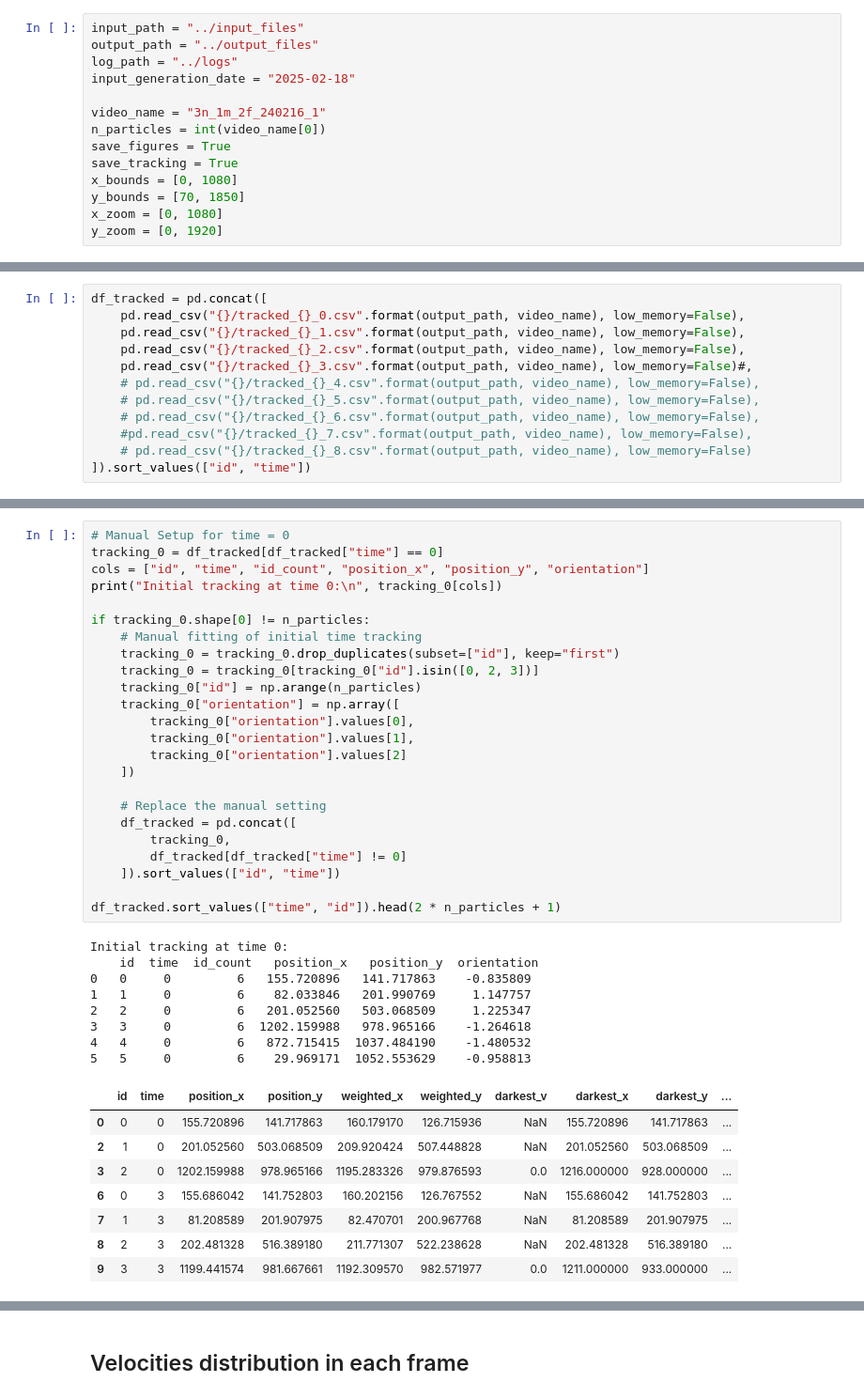
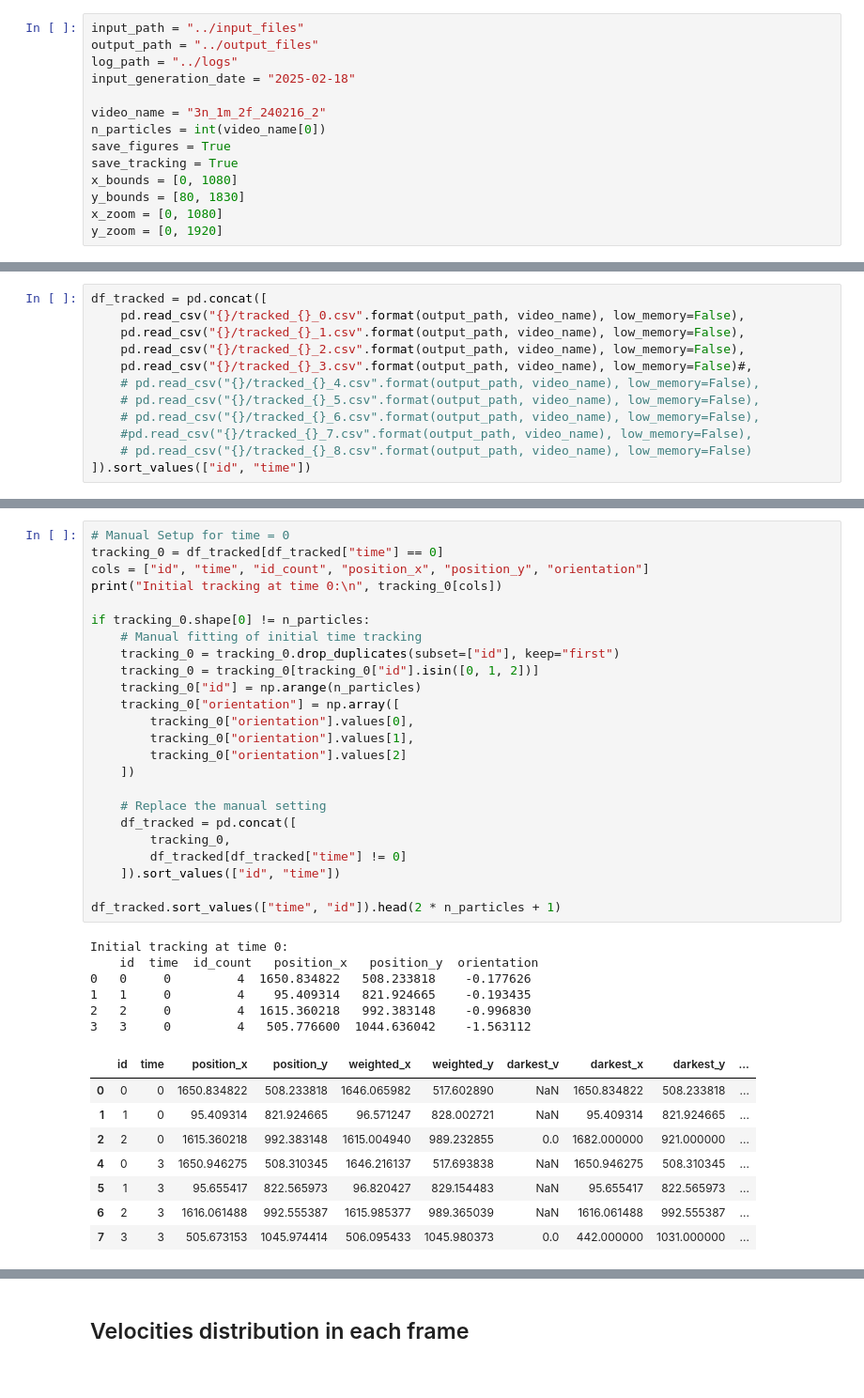
Before and after one commit to fsabrilb/High_Order_Interactions, a Jupyter notebook: tracking_videos/scripts/clustering_particles.ipynb, the cells around one changed output, grey strips where cells are left out. Shown at 94% size. Cells and saved outputs as stored; diff of their text form.

```diff
--- a/tracking_videos/scripts/clustering_particles.ipynb
+++ b/tracking_videos/scripts/clustering_particles.ipynb
@@ -28,12 +28,12 @@ output_path = "../output_files"
 log_path = "../logs"
 input_generation_date = "2025-02-18"
 
-video_name = "3n_1m_2f_240216_1"
+video_name = "3n_1m_2f_240216_2"
 n_particles = int(video_name[0])
 save_figures = True
 save_tracking = True
 x_bounds = [0, 1080]
-y_bounds = [70, 1850]
+y_bounds = [80, 1830]
 x_zoom = [0, 1080]
 y_zoom = [0, 1920]
 # %% [markdown]
@@ -81,44 +81,42 @@ df_tracked.sort_values(["time", "id"]).head(2 * n_particles)
 # %%
 # Manual Setup for time = 0
 tracking_0 = df_tracked[df_tracked["time"] == 0]
 cols = ["id", "time", "id_count", "position_x", "position_y", "orientation"]
 print("Initial tracking at time 0:\n", tracking_0[cols])
 
 if tracking_0.shape[0] != n_particles:
     # Manual fitting of initial time tracking
     tracking_0 = tracking_0.drop_duplicates(subset=["id"], keep="first")
-    tracking_0 = tracking_0[tracking_0["id"].isin([0, 2, 3])]
+    tracking_0 = tracking_0[tracking_0["id"].isin([0, 1, 2])]
     tracking_0["id"] = np.arange(n_particles)
     tracking_0["orientation"] = np.array([
         tracking_0["orientation"].values[0],
         tracking_0["orientation"].values[1],
         tracking_0["orientation"].values[2]
     ])
 
     # Replace the manual setting
     df_tracked = pd.concat([
         tracking_0,
         df_tracked[df_tracked["time"] != 0]
     ]).sort_values(["id", "time"])
 
 df_tracked.sort_values(["time", "id"]).head(2 * n_particles + 1)
 # %% [output]
 Initial tracking at time 0:
     id  time  id_count   position_x   position_y  orientation
-0   0     0         6   155.720896   141.717863    -0.835809
-1   1     0         6    82.033846   201.990769     1.147757
-2   2     0         6   201.052560   503.068509     1.225347
-3   3     0         6  1202.159988   978.965166    -1.264618
-4   4     0         6   872.715415  1037.484190    -1.480532
-5   5     0         6    29.969171  1052.553629    -0.958813
+0   0     0         4  1650.834822   508.233818    -0.177626
+1   1     0         4    95.409314   821.924665    -0.193435
+2   2     0         4  1615.360218   992.383148    -0.996830
+3   3     0         4   505.776600  1044.636042    -1.563112
 |  | id | time | position_x | position_y | weighted_x | weighted_y | darkest_v | darkest_x | darkest_y | ... |
-| 0 | 0 | 0 | 155.720896 | 141.717863 | 160.179170 | 126.715936 | NaN | 155.720896 | 141.717863 | ... |
-| 2 | 1 | 0 | 201.052560 | 503.068509 | 209.920424 | 507.448828 | NaN | 201.052560 | 503.068509 | ... |
-| 3 | 2 | 0 | 1202.159988 | 978.965166 | 1195.283326 | 979.876593 | 0.0 | 1216.000000 | 928.000000 | ... |
-| 6 | 0 | 3 | 155.686042 | 141.752803 | 160.202156 | 126.767552 | NaN | 155.686042 | 141.752803 | ... |
-| 7 | 1 | 3 | 81.208589 | 201.907975 | 82.470701 | 200.967768 | NaN | 81.208589 | 201.907975 | ... |
-| 8 | 2 | 3 | 202.481328 | 516.389180 | 211.771307 | 522.238628 | NaN | 202.481328 | 516.389180 | ... |
-| 9 | 3 | 3 | 1199.441574 | 981.667661 | 1192.309570 | 982.571977 | 0.0 | 1211.000000 | 933.000000 | ... |
+| 0 | 0 | 0 | 1650.834822 | 508.233818 | 1646.065982 | 517.602890 | NaN | 1650.834822 | 508.233818 | ... |
+| 1 | 1 | 0 | 95.409314 | 821.924665 | 96.571247 | 828.002721 | NaN | 95.409314 | 821.924665 | ... |
+| 2 | 2 | 0 | 1615.360218 | 992.383148 | 1615.004940 | 989.232855 | 0.0 | 1682.000000 | 921.000000 | ... |
+| 4 | 0 | 3 | 1650.946275 | 508.310345 | 1646.216137 | 517.693838 | NaN | 1650.946275 | 508.310345 | ... |
+| 5 | 1 | 3 | 95.655417 | 822.565973 | 96.820427 | 829.154483 | NaN | 95.655417 | 822.565973 | ... |
+| 6 | 2 | 3 | 1616.061488 | 992.555387 | 1615.985377 | 989.365039 | NaN | 1616.061488 | 992.555387 | ... |
+| 7 | 3 | 3 | 505.673153 | 1045.974414 | 506.095433 | 1045.980373 | 0.0 | 442.000000 | 1031.000000 | ... |
 # %%
 df_tracked.sort_values(["time", "id"]).tail(5)
 # %% [output]
```
Also changed, not shown: parts of 11 cells of this notebook, 2 other files.
